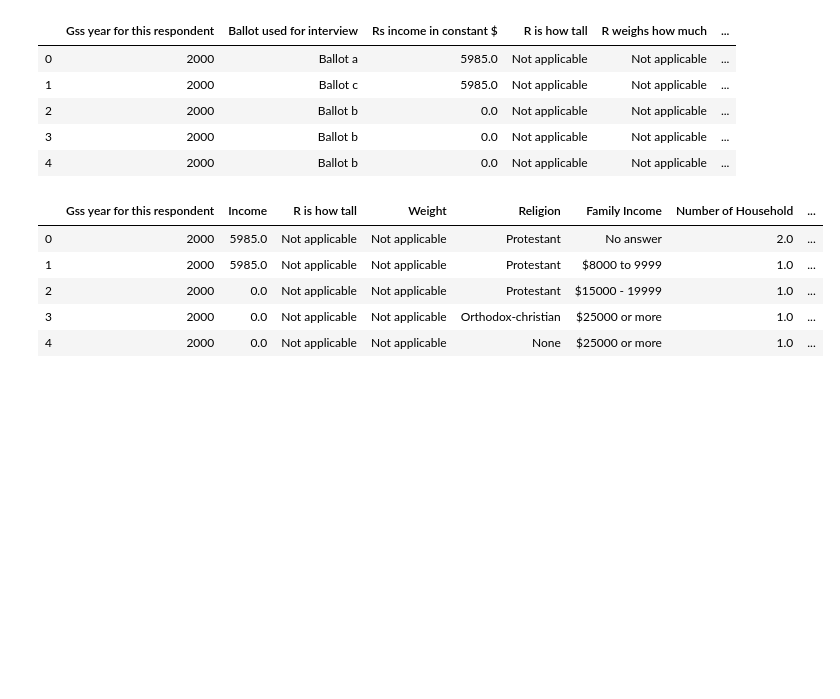
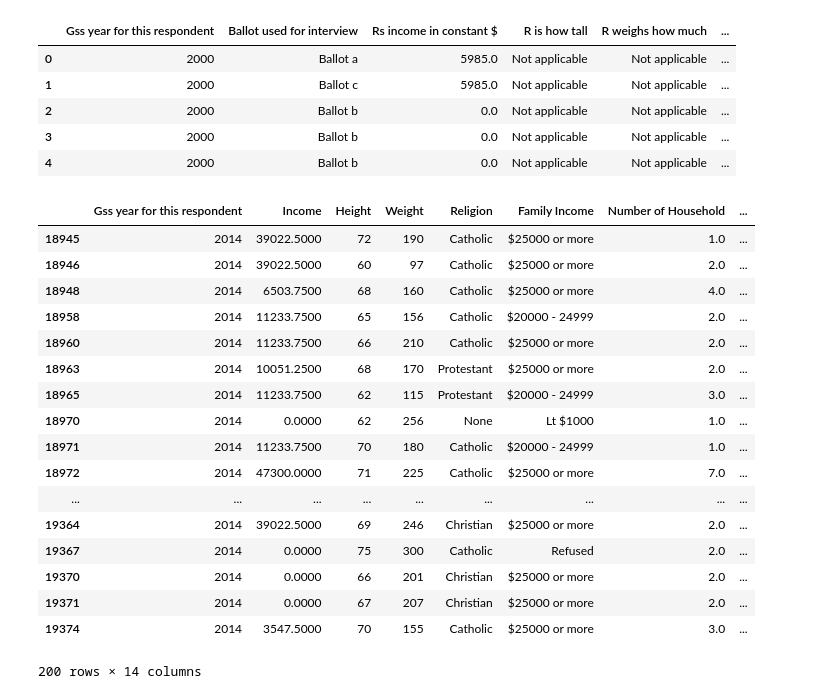
Before and after one commit to yyemane32/INST326-Project-Data-Analysis, a Jupyter notebook: project_code.ipynb, the cells around one changed output. Cells and saved outputs as stored; diff of their text form; code cells hidden in the pictures; blank space fills up the shorter version.

```diff
--- a/project_code.ipynb
+++ b/project_code.ipynb
@@ -18,14 +22,8 @@ new_df = df.drop(columns= ["R's family's negative attitudes about mh problems",
 # %%
-my_df = new_df.rename(columns={"Gss year for this respondent": "Year", 'Rs income in constant $': 'Income',
-                       'R is how tal': 'Height','R weighs how much': 'Weight','Rs religious preference': 'Religion',
+df.rename(columns={"Gss year for this respondent": "Year", 'Rs income in constant $': 'Income',
+                       'R is how tall': 'Height','R weighs how much': 'Weight','Rs religious preference': 'Religion',
                        'Total family income': 'Family Income', 'Number of persons in household': 'Number of Household',
                          'Race of respondent': 'Race', 'Respondents sex': 'Sex', 'Rs highest degree': 'Degree Completed',
-                        'Age of respondent': 'Age', 'Number of children': '# of Children'})
-my_df.head()
+                        'Age of respondent': 'Age', 'Number of children': '# of Children'}, inplace = True)
-# %% [output]
-|  | Gss year for this respondent | Income | R is how tall | Weight | Religion | Family Income | Number of Household | ... |
-| 0 | 2000 | 5985.0 | Not applicable | Not applicable | Protestant | No answer | 2.0 | ... |
-| 1 | 2000 | 5985.0 | Not applicable | Not applicable | Protestant | $8000 to 9999 | 1.0 | ... |
-| 2 | 2000 | 0.0 | Not applicable | Not applicable | Protestant | $15000 - 19999 | 1.0 | ... |
-| 3 | 2000 | 0.0 | Not applicable | Not applicable | Orthodox-christian | $25000 or more | 1.0 | ... |
-| 4 | 2000 | 0.0 | Not applicable | Not applicable | None | $25000 or more | 1.0 | ... |
+# %%
+df.dropna(inplace = True)
@@ -31,0 +47,21 @@ my_df.head()
+# %%
+df.head(200)
+# %% [output]
+|  | Gss year for this respondent | Income | Height | Weight | Religion | Family Income | Number of Household | ... |
+| 18945 | 2014 | 39022.5000 | 72 | 190 | Catholic | $25000 or more | 1.0 | ... |
+| 18946 | 2014 | 39022.5000 | 60 | 97 | Catholic | $25000 or more | 2.0 | ... |
+| 18948 | 2014 | 6503.7500 | 68 | 160 | Catholic | $25000 or more | 4.0 | ... |
+| 18958 | 2014 | 11233.7500 | 65 | 156 | Catholic | $20000 - 24999 | 2.0 | ... |
+| 18960 | 2014 | 11233.7500 | 66 | 210 | Catholic | $25000 or more | 2.0 | ... |
+| 18963 | 2014 | 10051.2500 | 68 | 170 | Protestant | $25000 or more | 2.0 | ... |
+| 18965 | 2014 | 11233.7500 | 62 | 115 | Protestant | $20000 - 24999 | 3.0 | ... |
+| 18970 | 2014 | 0.0000 | 62 | 256 | None | Lt $1000 | 1.0 | ... |
+| 18971 | 2014 | 11233.7500 | 70 | 180 | Catholic | $20000 - 24999 | 1.0 | ... |
+| 18972 | 2014 | 47300.0000 | 71 | 225 | Catholic | $25000 or more | 7.0 | ... |
+| ... | ... | ... | ... | ... | ... | ... | ... | ... |
+| 19364 | 2014 | 39022.5000 | 69 | 246 | Christian | $25000 or more | 2.0 | ... |
+| 19367 | 2014 | 0.0000 | 75 | 300 | Catholic | Refused | 2.0 | ... |
+| 19370 | 2014 | 0.0000 | 66 | 201 | Christian | $25000 or more | 2.0 | ... |
+| 19371 | 2014 | 0.0000 | 67 | 207 | Christian | $25000 or more | 2.0 | ... |
+| 19374 | 2014 | 3547.5000 | 70 | 155 | Catholic | $25000 or more | 3.0 | ... |
+200 rows × 14 columns
```
Also changed, not shown: parts of 9 cells of this notebook.
